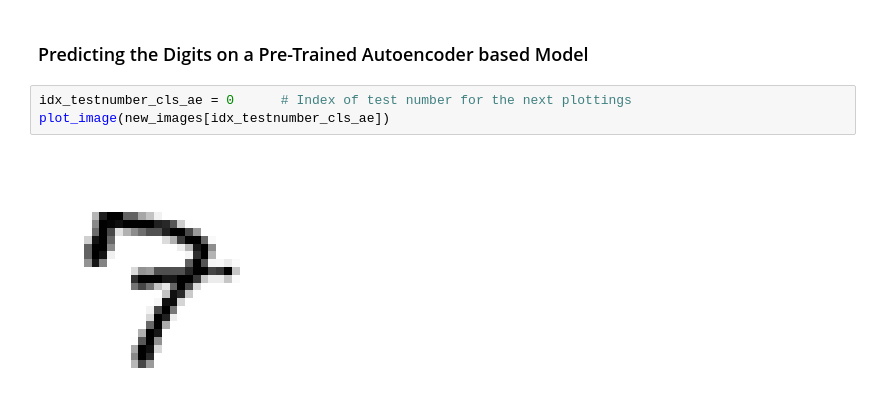
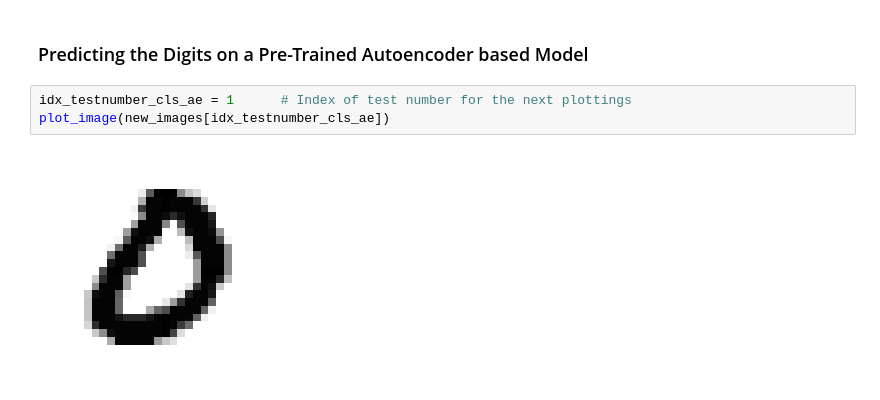
Before and after one commit to IIIskiplikIII/autoencoding-mnist, a Jupyter notebook: autoencoding-mnist.ipynb, the cells around one changed output. Drawn from its saved outputs; the diff is of its cells as text.

```diff
--- a/autoencoding-mnist.ipynb
+++ b/autoencoding-mnist.ipynb
@@ -767,10 +785,10 @@ plt.plot(history_pretrainted.history['val_loss'])
 # %% [markdown]
 ### Predicting the Digits on a Pre-Trained Autoencoder based Model
 # %%
-idx_testnumber_cls_ae = 0      # Index of test number for the next plottings
+idx_testnumber_cls_ae = 1      # Index of test number for the next plottings
 plot_image(new_images[idx_testnumber_cls_ae])
 # %% [output]
-[figure, old version]
+[figure, new version]
 # %%
 # Predicting the correct number based on the trained model.
 print("The predicted digit: ", np.argmax(new_model.predict(new_images[np.newaxis, idx_testnumber_cls_ae])))
```
Also changed, not shown: parts of 40 cells of this notebook.
